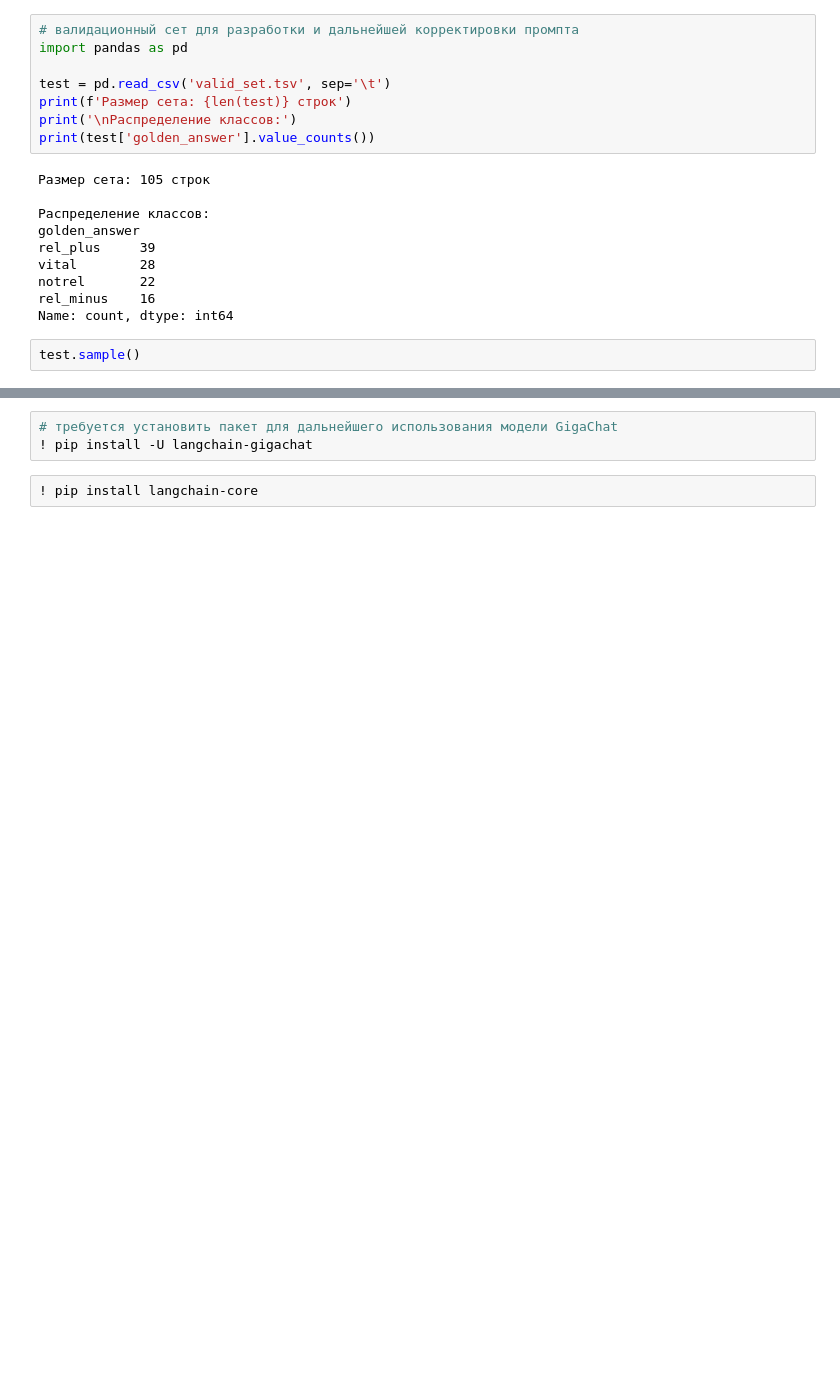
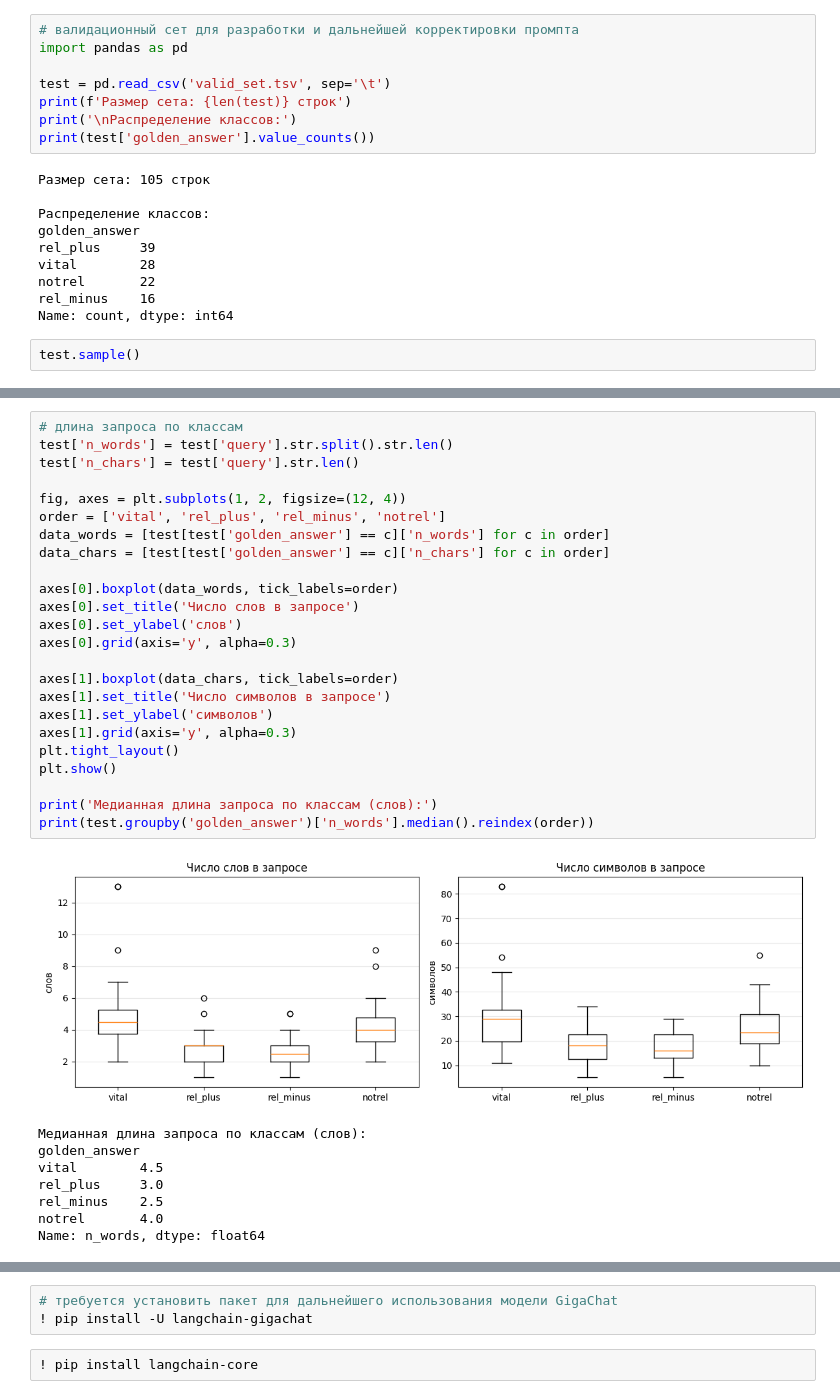
Before and after one commit to AlterPath/gigachat-prompt-engineering-test, a Jupyter notebook: gigachat_pe_test.ipynb, the cells around one changed output, grey strips where cells are left out. Drawn from its saved outputs; the diff is of its cells as text; blank space fills up the shorter version.

```diff
--- a/gigachat_pe_test.ipynb
+++ b/gigachat_pe_test.ipynb
@@ -88,0 +61,33 @@ print(f'остальные: медиана {other_words.median():.1f}, сред
+# %%
+# длина запроса по классам
+test['n_words'] = test['query'].str.split().str.len()
+test['n_chars'] = test['query'].str.len()
+
+fig, axes = plt.subplots(1, 2, figsize=(12, 4))
+order = ['vital', 'rel_plus', 'rel_minus', 'notrel']
+data_words = [test[test['golden_answer'] == c]['n_words'] for c in order]
+data_chars = [test[test['golden_answer'] == c]['n_chars'] for c in order]
+
+axes[0].boxplot(data_words, tick_labels=order)
+axes[0].set_title('Число слов в запросе')
+axes[0].set_ylabel('слов')
+axes[0].grid(axis='y', alpha=0.3)
+
+axes[1].boxplot(data_chars, tick_labels=order)
+axes[1].set_title('Число символов в запросе')
+axes[1].set_ylabel('символов')
+axes[1].grid(axis='y', alpha=0.3)
+plt.tight_layout()
+plt.show()
+
+print('Медианная длина запроса по классам (слов):')
+print(test.groupby('golden_answer')['n_words'].median().reindex(order))
+# %% [output]
+[figure, added]
+Медианная длина запроса по классам (слов):
+golden_answer
+vital        4.5
+rel_plus     3.0
+rel_minus    2.5
+notrel       4.0
+Name: n_words, dtype: float64
```
Also changed, not shown: parts of 27 cells of this notebook.
